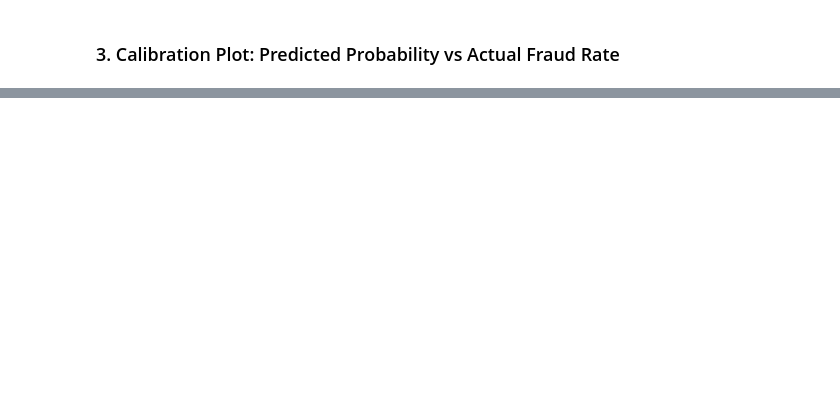
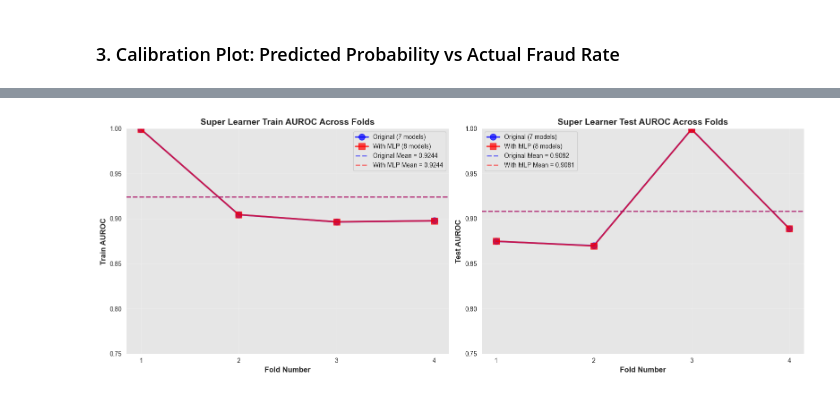
Before and after one commit to networks-security/financial-fraud-detection, a Jupyter notebook: ml_pipeline/notebooks/3_super_learner_model_training.ipynb, the cells around one changed output, grey strips where cells are left out. Saved outputs shown, nothing was run; the diff lists cells and outputs as text; code cells hidden in the pictures; blank space fills up the shorter version.

```diff
--- a/ml_pipeline/notebooks/3_super_learner_model_training.ipynb
+++ b/ml_pipeline/notebooks/3_super_learner_model_training.ipynb
@@ -1119,0 +1235,17 @@ print(f"{'='*60}")
+# %%
+# Train Super Learner with MLP included
+base_models_with_mlp = get_base_models_with_mlp()
+
+print("Training Super Learner with MLP...")
+print("="*60)
+preformance_results_mlp = run_super_learner(
+    base_models_with_mlp,
+    transactions_df,
+    prequential_split_indices,
+    input_features,
+    output_feature,
+    transactions_df_scorer=transactions_df_scorer,
+    verbose=True
+)
+print("="*60)
+print("Training complete!")
@@ -1119,0 +1374,53 @@ print(f"{'='*60}")
+# %%
+# Visualize AUROC comparison across folds
+fig, axes = plt.subplots(1, 2, figsize=(16, 6))
+
+# Fold indices
+folds = np.arange(1, len(auroc_original['train_aucs']) + 1)
+
+# Plot 1: Train AUROC across folds
+ax1 = axes[0]
+ax1.plot(folds, auroc_original['train_aucs'], 'o-', color='blue', lw=2.5,
+         markersize=10, label='Original (7 models)', alpha=0.7)
+ax1.plot(folds, auroc_with_mlp['train_aucs'], 's-', color='red', lw=2.5,
+         markersize=10, label='With MLP (8 models)', alpha=0.7)
+
+# Add mean lines
+ax1.axhline(y=auroc_original['train_mean'], color='blue', linestyle='--', lw=2, alpha=0.5,
+            label=f"Original Mean = {auroc_original['train_mean']:.4f}")
+ax1.axhline(y=auroc_with_mlp['train_mean'], color='red', linestyle='--', lw=2, alpha=0.5,
+            label=f"With MLP Mean = {auroc_with_mlp['train_mean']:.4f}")
+
+ax1.set_xlabel('Fold Number', fontsize=12, fontweight='bold')
+ax1.set_ylabel('Train AUROC', fontsize=12, fontweight='bold')
+ax1.set_title('Super Learner Train AUROC Across Folds', fontsize=14, fontweight='bold')
+ax1.legend(loc='best', fontsize=10, framealpha=0.9)
+ax1.grid(True, alpha=0.3)
+ax1.set_ylim([0.75, 1.0])
+ax1.set_xticks(folds)
+
+# Plot 2: Test AUROC across folds
+ax2 = axes[1]
+ax2.plot(folds, auroc_original['test_aucs'], 'o-', color='blue', lw=2.5,
+         markersize=10, label='Original (7 models)', alpha=0.7)
+ax2.plot(folds, auroc_with_mlp['test_aucs'], 's-', color='red', lw=2.5,
+         markersize=10, label='With MLP (8 models)', alpha=0.7)
+
+# Add mean lines
+ax2.axhline(y=auroc_original['test_mean'], color='blue', linestyle='--', lw=2, alpha=0.5,
+            label=f"Original Mean = {auroc_original['test_mean']:.4f}")
+ax2.axhline(y=auroc_with_mlp['test_mean'], color='red', linestyle='--', lw=2, alpha=0.5,
+            label=f"With MLP Mean = {auroc_with_mlp['test_mean']:.4f}")
+
+ax2.set_xlabel('Fold Number', fontsize=12, fontweight='bold')
+ax2.set_ylabel('Test AUROC', fontsize=12, fontweight='bold')
+ax2.set_title('Super Learner Test AUROC Across Folds', fontsize=14, fontweight='bold')
+ax2.legend(loc='best', fontsize=10, framealpha=0.9)
+ax2.grid(True, alpha=0.3)
+ax2.set_ylim([0.75, 1.0])
+ax2.set_xticks(folds)
+
+plt.tight_layout()
+plt.show()
+# %% [output]
+[figure, added]
```
Also changed, not shown: parts of 35 cells of this notebook, 1 other file.
